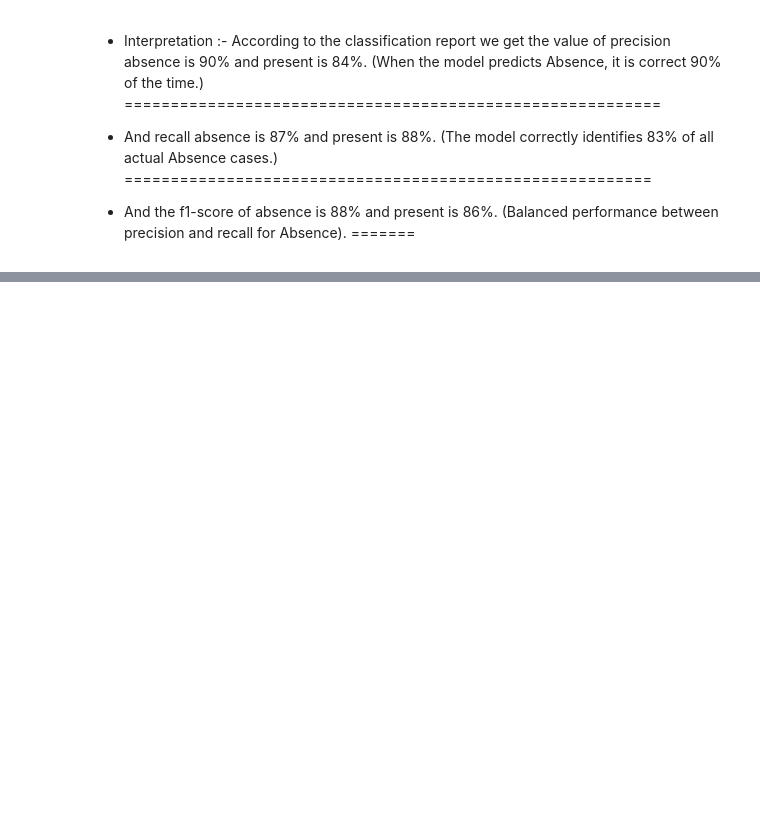
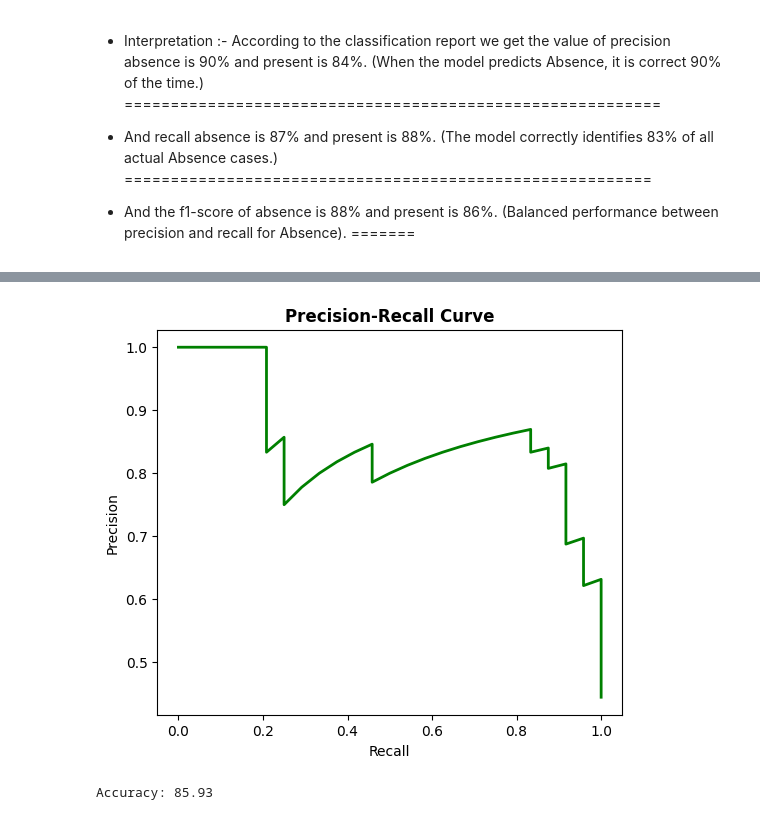
Before and after one commit to amrit100612/Internship-program_26, a Jupyter notebook: Day_14.ipynb, the cells around one changed output, grey strips where cells are left out. Saved outputs shown, nothing was run; the diff lists cells and outputs as text; code cells hidden in the pictures; blank space fills up the shorter version.

```diff
--- a/Day_14.ipynb
+++ b/Day_14.ipynb
@@ -409,0 +526,32 @@ weighted avg       0.87      0.87      0.87        54
+# %%
+precision,recall,thresholds=precision_recall_curve(y_test,y_pred_proba, pos_label='Presence')
+plt.figure(figsize=(6,5))
+plt.plot(recall,precision,color="green",lw=2)
+plt.title('Precision-Recall Curve',fontweight='bold')
+plt.xlabel('Recall')
+plt.ylabel('Precision')
+plt.show()
+# %% [output]
+[figure, added]
+# %%
+from tensorflow.keras.models import Sequential
+from tensorflow.keras.layers import Dense
+import pandas as pd
+
+df_nn = pd.read_csv('/content/sample_data/Heart_Disease_Prediction.csv')
+
+df_nn['Heart Disease'] = df_nn['Heart Disease'].apply(lambda x: 1 if x == 'Presence' else 0)
+
+x = df_nn.drop(columns=['Heart Disease']).values
+y = df_nn['Heart Disease'].values
+
+model = Sequential()
+model.add(Dense(16, input_shape=(x.shape[1],), activation='relu'))
+model.add(Dense(8, activation='relu'))
+model.add(Dense(1, activation='sigmoid'))
+model.compile(loss='binary_crossentropy', optimizer='adam', metrics=['accuracy'])
+model.fit(x, y, epochs=150, batch_size=10, verbose=0)
+_, accuracy = model.evaluate(x, y, verbose=0)
+print('Accuracy: %.2f' % (accuracy * 100))
+# %% [output]
+Accuracy: 85.93
```
Also changed, not shown: parts of 26 cells of this notebook.
